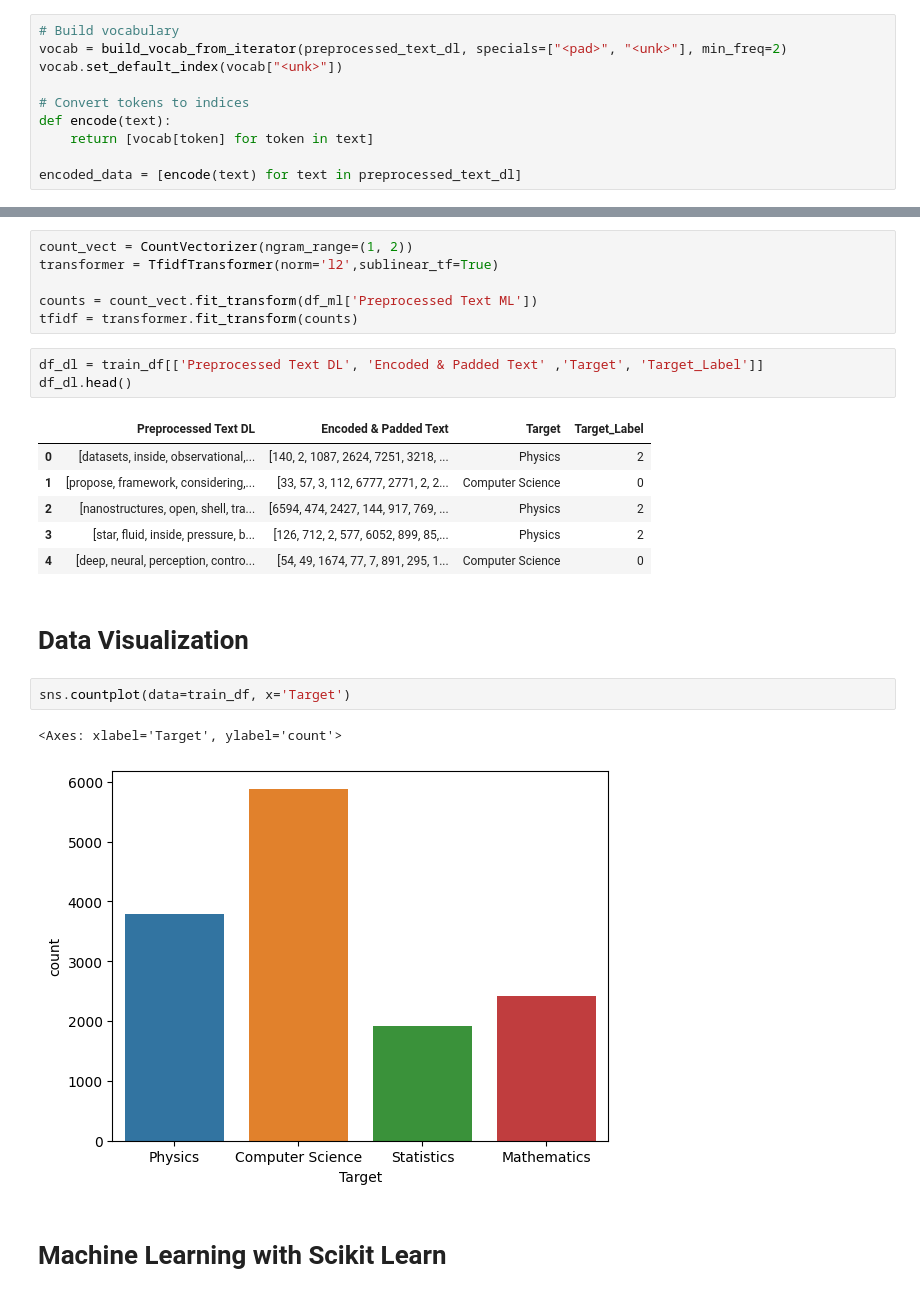
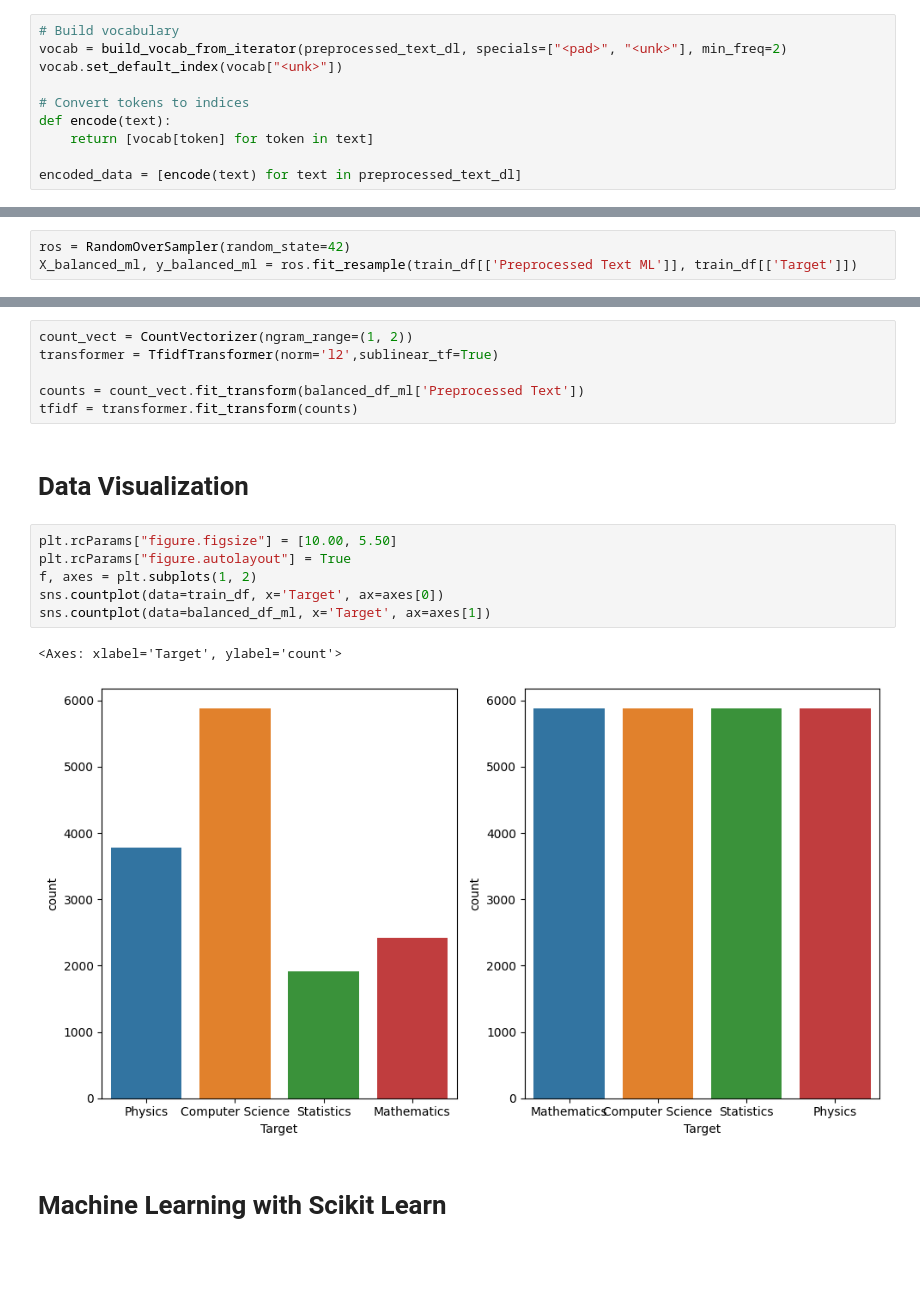
Before and after one commit to gulomovazukhrakhon/IU-Projects, a Jupyter notebook: NLP_Project/text-classification-for-topic-modelling.ipynb, the cells around one changed output, grey strips where cells are left out. Saved outputs shown, nothing was run; the diff lists cells and outputs as text; blank space fills up the shorter version.

```diff
--- a/NLP_Project/text-classification-for-topic-modelling.ipynb
+++ b/NLP_Project/text-classification-for-topic-modelling.ipynb
@@ -169,0 +173,3 @@ df_ml.head()
+# %%
+ros = RandomOverSampler(random_state=42)
+X_balanced_ml, y_balanced_ml = ros.fit_resample(train_df[['Preprocessed Text ML']], train_df[['Target']])
@@ -171,25 +211,19 @@ df_ml.head()
 count_vect = CountVectorizer(ngram_range=(1, 2))
 transformer = TfidfTransformer(norm='l2',sublinear_tf=True)
 
-counts = count_vect.fit_transform(df_ml['Preprocessed Text ML'])
+counts = count_vect.fit_transform(balanced_df_ml['Preprocessed Text'])
 tfidf = transformer.fit_transform(counts)
-# %%
-df_dl = train_df[['Preprocessed Text DL', 'Encoded & Padded Text' ,'Target', 'Target_Label']]
-df_dl.head()
-# %% [output]
-|  | Preprocessed Text DL | Encoded & Padded Text | Target | Target_Label |
-| 0 | [datasets, inside, observational,... | [140, 2, 1087, 2624, 7251, 3218, ... | Physics | 2 |
-| 1 | [propose, framework, considering,... | [33, 57, 3, 112, 6777, 2771, 2, 2... | Computer Science | 0 |
-| 2 | [nanostructures, open, shell, tra... | [6594, 474, 2427, 144, 917, 769, ... | Physics | 2 |
-| 3 | [star, fluid, inside, pressure, b... | [126, 712, 2, 577, 6052, 899, 85,... | Physics | 2 |
-| 4 | [deep, neural, perception, contro... | [54, 49, 1674, 77, 7, 891, 295, 1... | Computer Science | 0 |
 # %% [markdown]
 # Data Visualization
-# %%
-sns.countplot(data=train_df, x='Target')
-# %% [output]
-<Axes: xlabel='Target', ylabel='count'>
-[figure, removed]
+# %%
+plt.rcParams["figure.figsize"] = [10.00, 5.50]
+plt.rcParams["figure.autolayout"] = True
+f, axes = plt.subplots(1, 2)
+sns.countplot(data=train_df, x='Target', ax=axes[0])
+sns.countplot(data=balanced_df_ml, x='Target', ax=axes[1])
+# %% [output]
+<Axes: xlabel='Target', ylabel='count'>
+[figure, added]
 # %% [markdown]
 # Machine Learning with Scikit Learn
 # %%
```
Also changed, not shown: parts of 23 cells of this notebook.
